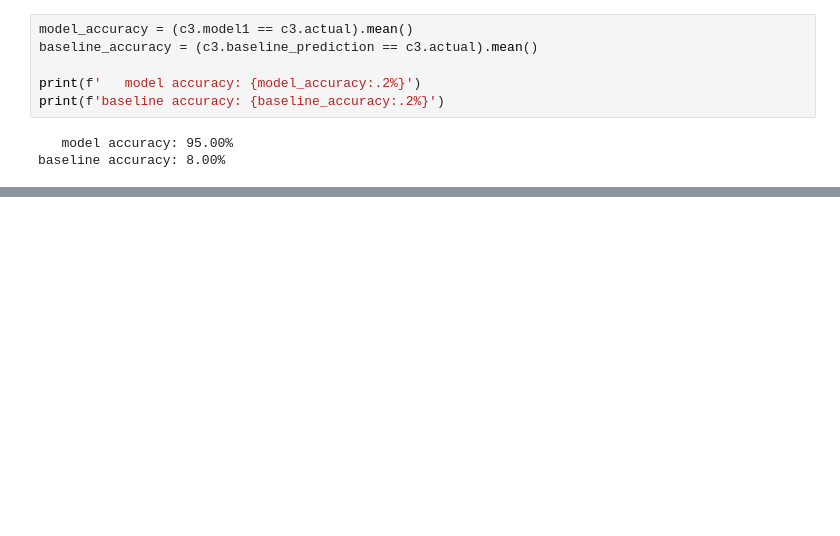
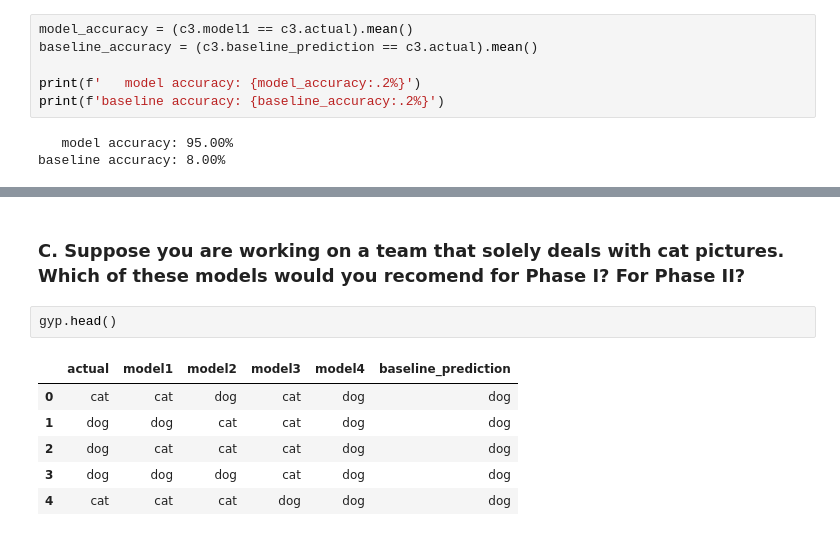
Before and after one commit to johngrinstead/classification-exercises, a Jupyter notebook: model_evaluation.ipynb, the cells around one changed output, grey strips where cells are left out. Saved outputs shown, nothing was run; the diff lists cells and outputs as text; blank space fills up the shorter version.

```diff
--- a/model_evaluation.ipynb
+++ b/model_evaluation.ipynb
@@ -209,0 +536,11 @@ AttributeError: 'DataFrame' object has no attribute 'baseline_prediction'
+# %% [markdown]
+### C. Suppose you are working on a team that solely deals with cat pictures. Which of these models would you recomend for Phase I? For Phase II?
+# %%
+gyp.head()
+# %% [output]
+|  | actual | model1 | model2 | model3 | model4 | baseline_prediction |
+| 0 | cat | cat | dog | cat | dog | dog |
+| 1 | dog | dog | cat | cat | dog | dog |
+| 2 | dog | cat | cat | cat | dog | dog |
+| 3 | dog | dog | dog | cat | dog | dog |
+| 4 | cat | cat | cat | dog | dog | dog |
```
Also changed, not shown: parts of 52 cells of this notebook, 1 other file.
